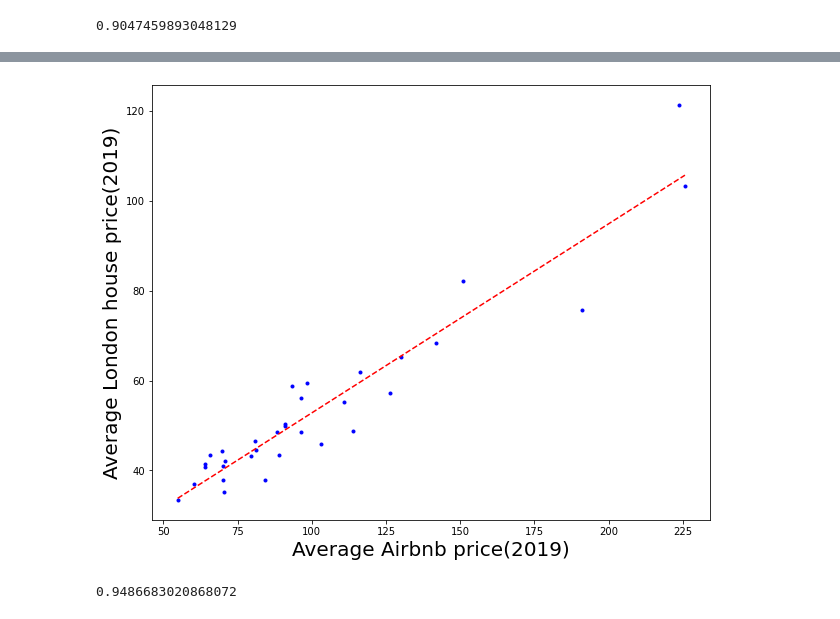
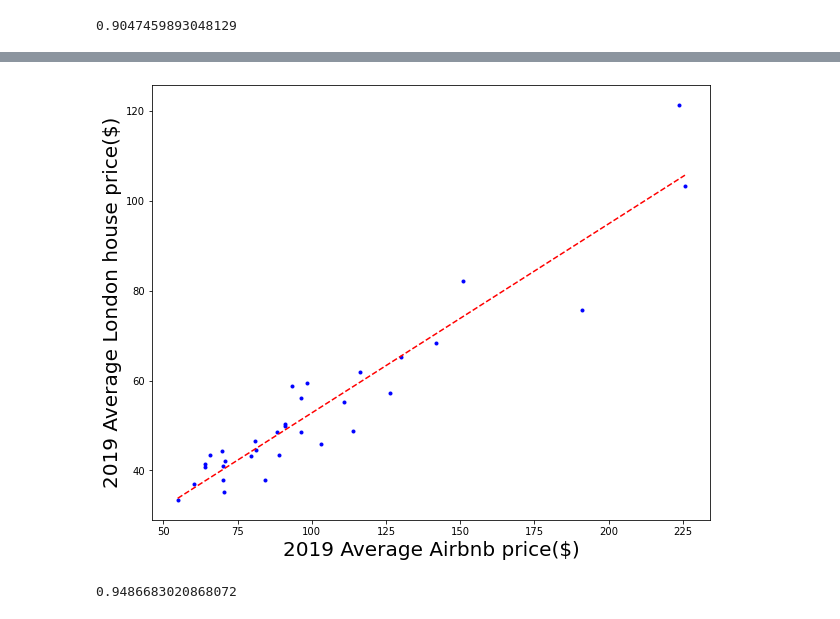
Before and after one commit to Houxiantao/QM-coursework, a Jupyter notebook: coursework2.ipynb, the cells around one changed output, grey strips where cells are left out. Saved outputs shown, nothing was run; the diff lists cells and outputs as text; code cells hidden in the pictures.

```diff
--- a/coursework2.ipynb
+++ b/coursework2.ipynb
@@ -600,12 +654,12 @@ F-test pvalue          = 4.743584752710722e-17
 # %%
 x_lobf = [min(x_values),max(x_values)]
 y_lobf = [x_lobf[0]*gradient + intercept,x_lobf[1]*gradient + intercept]
 plt.figure(figsize=(10,8))
-plt.xlabel('Average Airbnb price(2019)',fontsize=20)
-plt.ylabel('Average London house price(2019)',fontsize=20)
+plt.xlabel('2019 Average Airbnb price($)',fontsize=20)
+plt.ylabel('2019 Average London house price($)',fontsize=20)
 plt.plot(x_values,y_values,'b.',x_lobf,y_lobf,'r--');
 # %% [output]
-[figure, old version]
+[figure, new version]
 # %%
 X1=pd.Series(avebnb2)
 Y1=pd.Series(aveh2)
```
Also changed, not shown: parts of 37 cells of this notebook.
